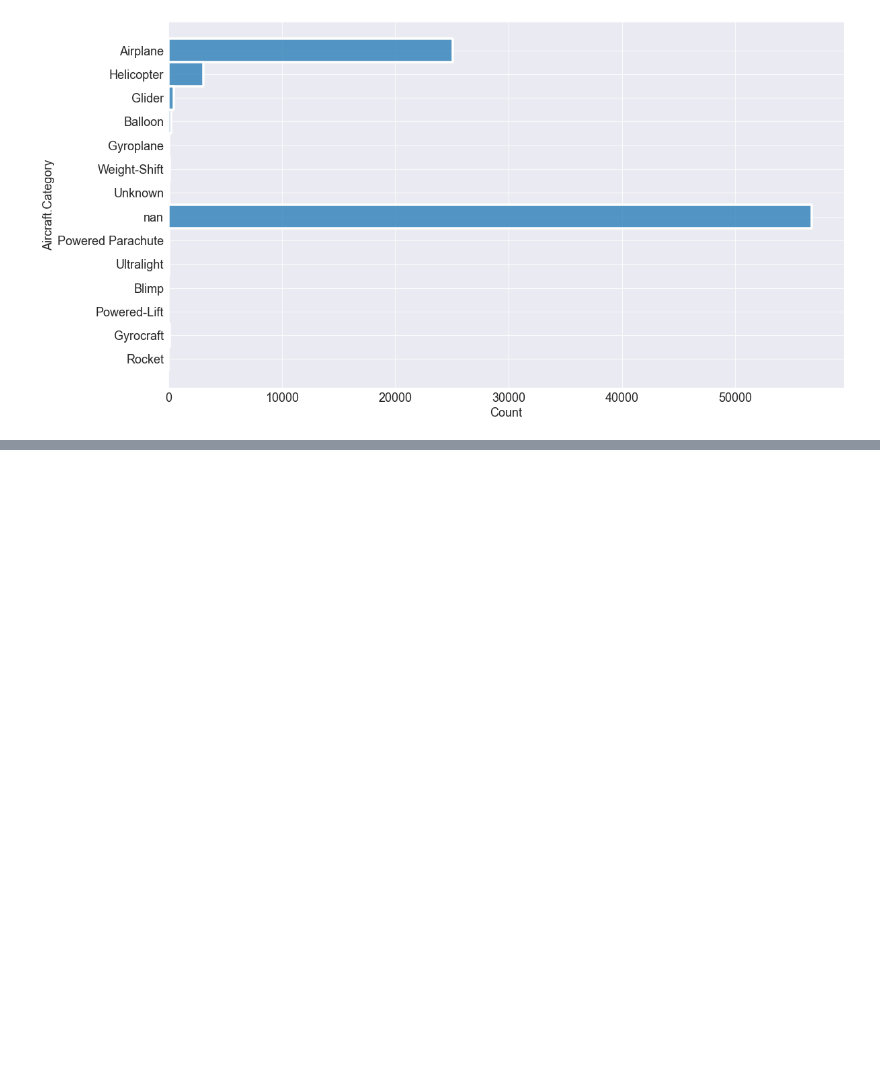
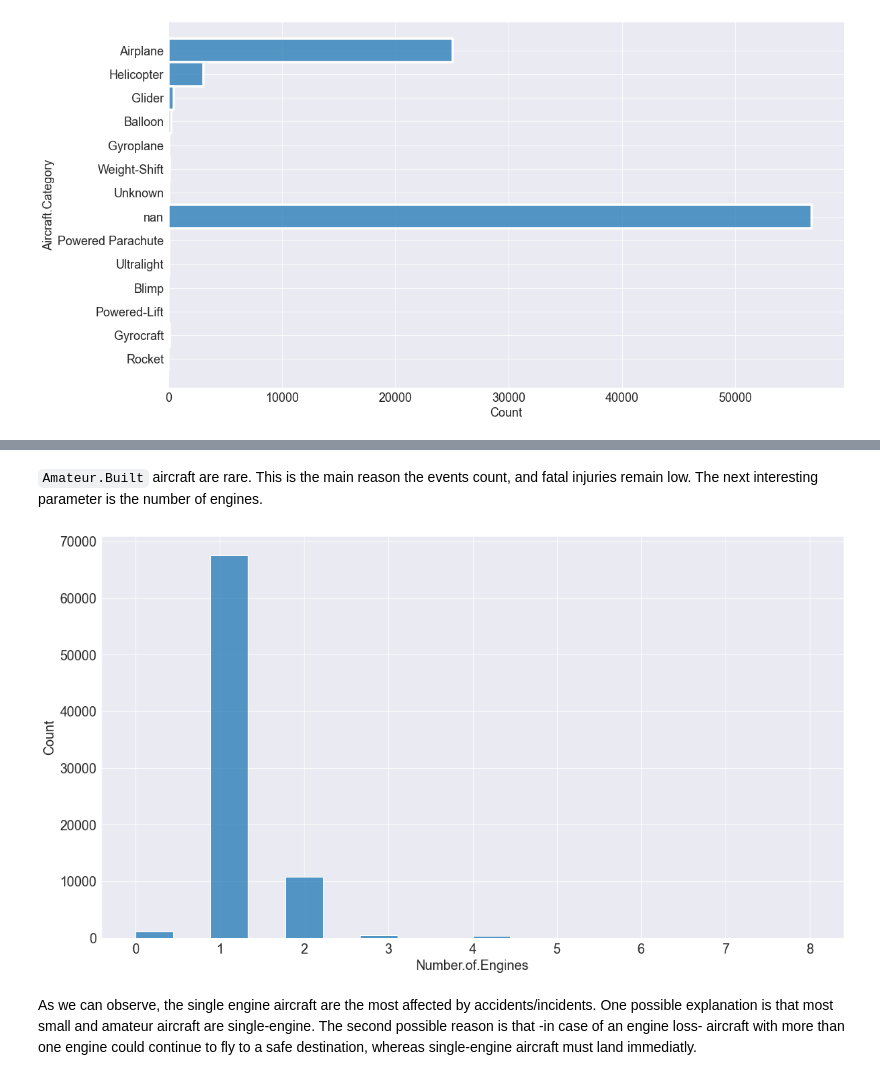
Before and after one commit to zaitrik/aviation_stats, a Jupyter notebook: aviation_stats.ipynb, the cells around one changed output, grey strips where cells are left out. Saved outputs shown, nothing was run; the diff lists cells and outputs as text; code cells hidden in the pictures; blank space fills up the shorter version.

```diff
--- a/aviation_stats.ipynb
+++ b/aviation_stats.ipynb
@@ -228,0 +300,8 @@ Airplanes are more represented than other aircraft types. That being said, the m
+# %% [markdown]
+`Amateur.Built` aircraft are rare. This is the main reason the events count, and fatal injuries remain low. The next interesting parameter is the number of engines.
+# %%
+sns.histplot(x = 'Number.of.Engines', data = aviation_ds);
+# %% [output]
+[figure, added]
+# %% [markdown]
+As we can observe, the single engine aircraft are the most affected by accidents/incidents. One possible explanation is that most small and amateur aircraft are single-engine. The second possible reason is that -in case of an engine loss- aircraft with more than one engine could continue to fly to a safe destination, whereas single-engine aircraft must land immediatly.
```
Also changed, not shown: parts of 16 cells of this notebook.
